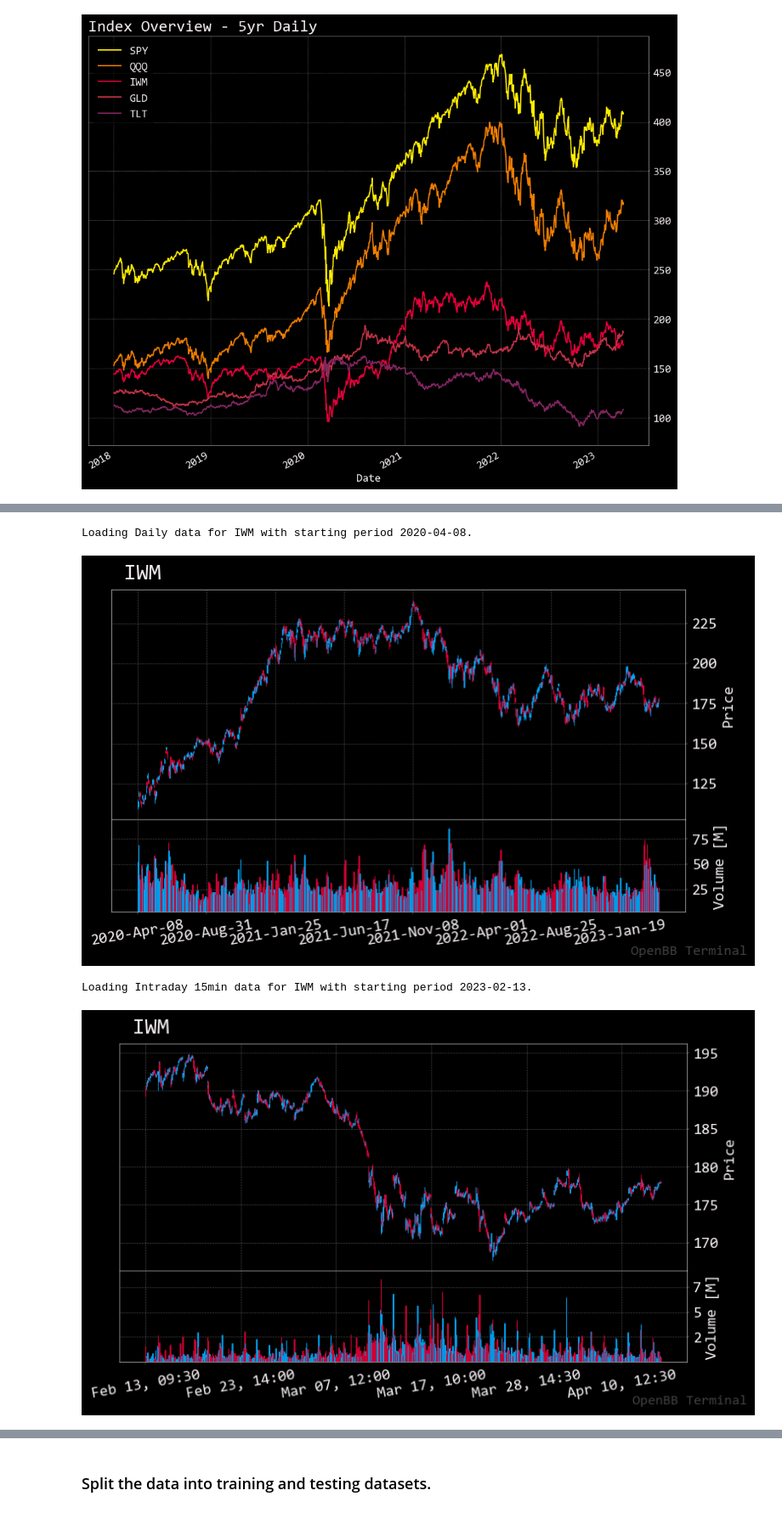
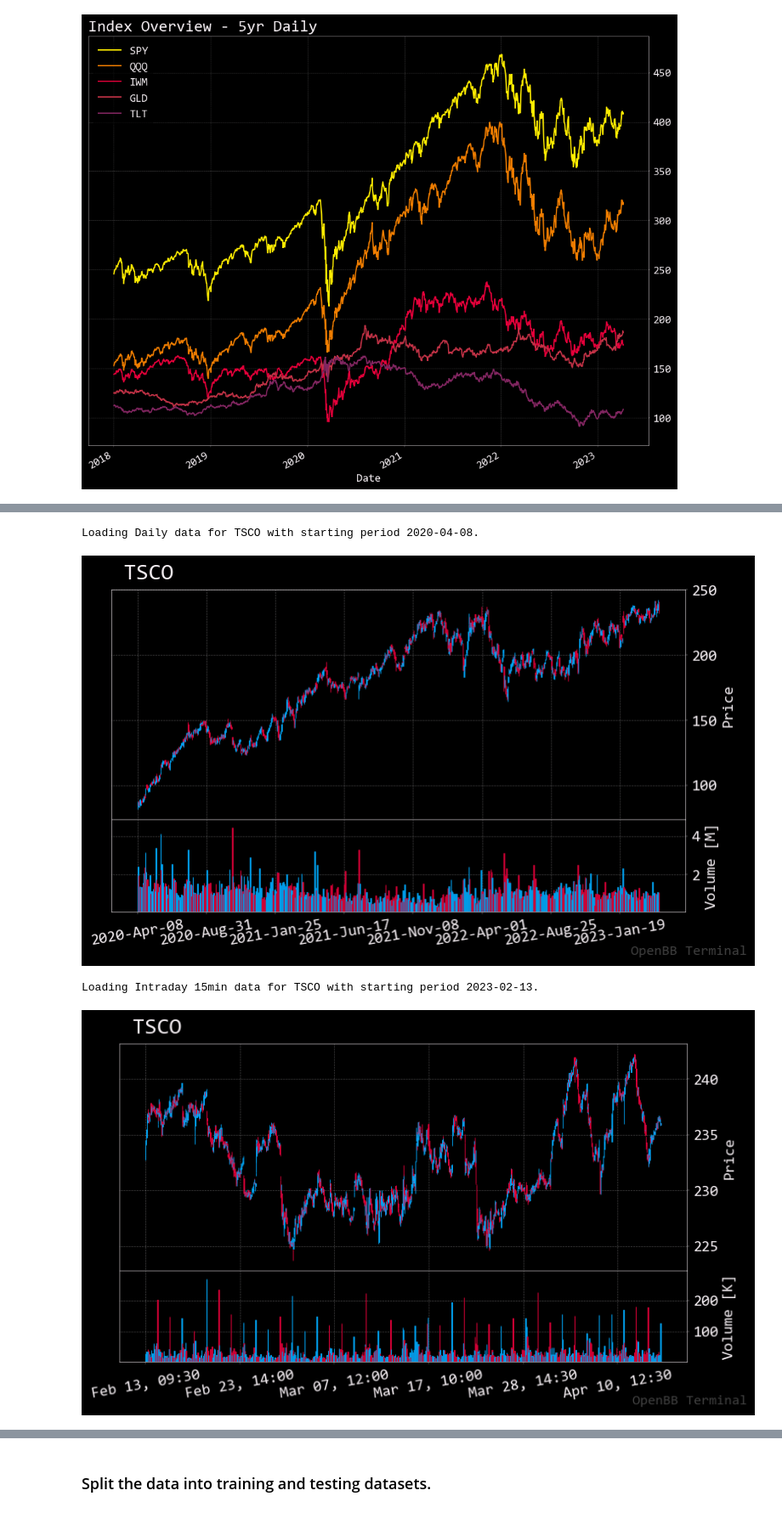
Before and after one commit to omarmoreta/fintech_project_2, a Jupyter notebook: Mike_analysis_nb.ipynb, the cells around one changed output, grey strips where cells are left out. Shown at 85% size. Saved outputs shown, nothing was run; the diff lists cells and outputs as text; code cells hidden in the pictures.

```diff
--- a/Mike_analysis_nb.ipynb
+++ b/Mike_analysis_nb.ipynb
@@ -45,7 +46,7 @@ stock_data.plot(
 # %%
 #Drill into single issue --> IWM: russel2k etf
 iwm_data = openbb.stocks.load(
-        symbol = 'IWM',
+        symbol = 'TSCO',
         start_date = start,
         monthly = False)
 iwm_data.head()
@@ -61,14 +62,14 @@ Loading Daily data for IWM with starting period 2018-01-02.
 # %%
 #Zoom in to get a feel for our data on both daily and intraday windows
-openbb.stocks.candle("IWM")
+openbb.stocks.candle("TSCO")
 # %% [output]
-Loading Daily data for IWM with starting period 2020-04-08.
+Loading Daily data for TSCO with starting period 2020-04-08.
-[figure, old version]
+[figure, new version]
 # %%
-openbb.stocks.candle("IWM", interval=15)
+openbb.stocks.candle("TSCO", interval=15)
 # %% [output]
-Loading Intraday 15min data for IWM with starting period 2023-02-13.
+Loading Intraday 15min data for TSCO with starting period 2023-02-13.
-[figure, old version]
+[figure, new version]
 # %%
 # Begin "manual" ML process for IWM
 
```
Also changed, not shown: parts of 31 cells of this notebook, 1 other file.
